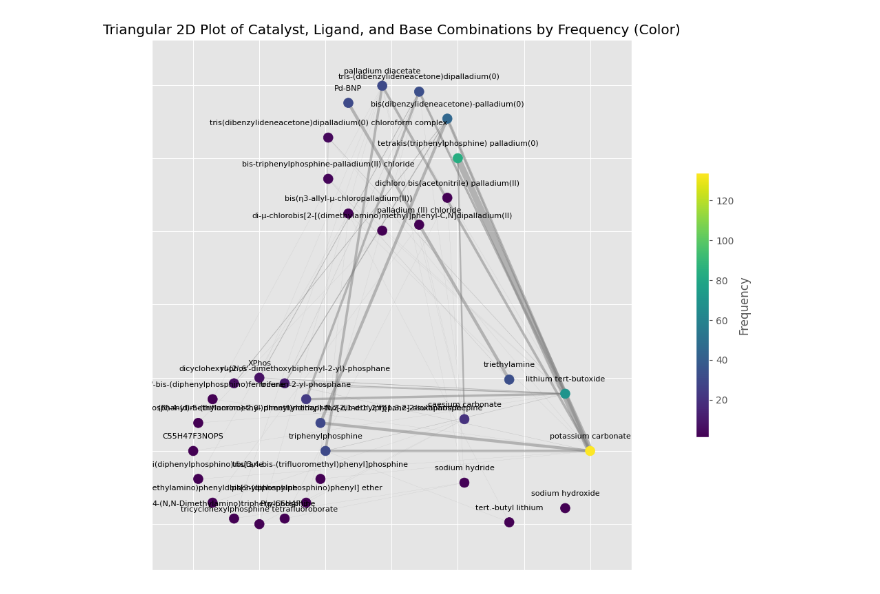
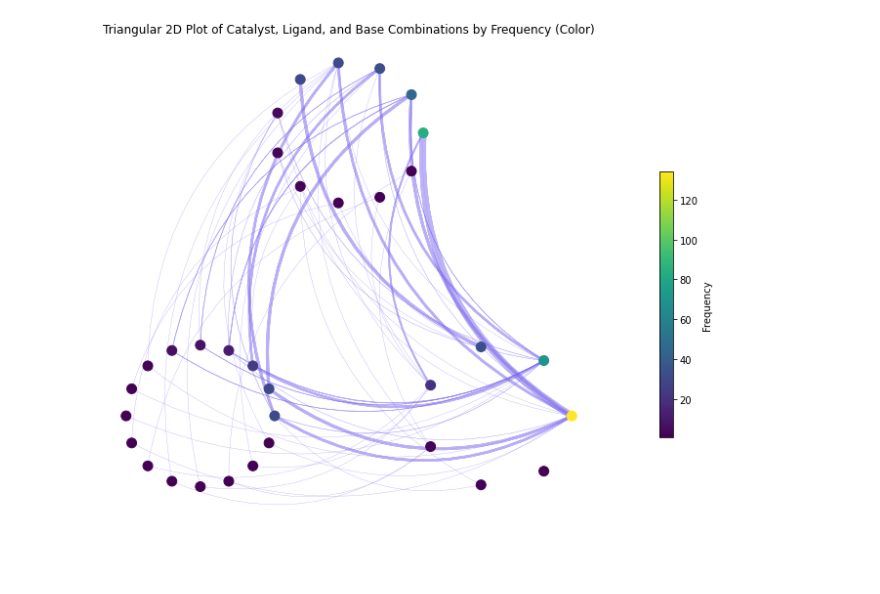
Before and after one commit to didwang/phenylspirodrimanes, a Jupyter notebook: hydrazone cross coupling/Visualization_each category.ipynb, the cells around one changed output. Drawn from its saved outputs; the diff is of its cells as text; code cells hidden in the pictures.

```diff
--- a/hydrazone cross coupling/Visualization_each category.ipynb
+++ b/hydrazone cross coupling/Visualization_each category.ipynb
@@ -89,9 +52,10 @@ import networkx as nx
 import numpy as np
 from matplotlib.cm import ScalarMappable
 from matplotlib.colors import Normalize
+from matplotlib.patches import FancyArrowPatch
 
 # Load the cleaned data
-file_path = '../final_cleaned_Reaxys_data.xlsx'
+file_path = 'final_cleaned_Reaxys_data.xlsx'
 data = pd.read_excel(file_path)
 
 # Count the frequency of each unique reagent
@@ -150,37 +114,44 @@ node_colors = [G.nodes[node]['color'] for node in G.nodes()]
 
 # Normalize color values to use with viridis colormap
 norm = Normalize(vmin=min(node_colors), vmax=max(node_colors))
 cmap = plt.cm.viridis
 node_color_map = [cmap(norm(freq)) for freq in node_colors]
 
 # Draw nodes with color representing frequency
 fig, ax = plt.subplots(figsize=(12, 10))
 nx.draw_networkx_nodes(G, pos, nodelist=[n for n in G.nodes if G.nodes[n]['type'] == 'Catalyst'],
                        node_color=[node_color_map[i] for i, n in enumerate(G.nodes) if G.nodes[n]['type'] == 'Catalyst'],
                        node_size=100, label='Catalyst', ax=ax)
 nx.draw_networkx_nodes(G, pos, nodelist=[n for n in G.nodes if G.nodes[n]['type'] == 'Ligand'],
                        node_color=[node_color_map[i] for i, n in enumerate(G.nodes) if G.nodes[n]['type'] == 'Ligand'],
                        node_size=100, label='Ligand', ax=ax)
 nx.draw_networkx_nodes(G, pos, nodelist=[n for n in G.nodes if G.nodes[n]['type'] == 'Base'],
                        node_color=[node_color_map[i] for i, n in enumerate(G.nodes) if G.nodes[n]['type'] == 'Base'],
                        node_size=100, label='Base', ax=ax)
 
-# Draw edges with varying thickness based on frequency
-edges = nx.get_edge_attributes(G, 'weight')
-nx.draw_networkx_edges(G, pos, edgelist=edges.keys(), width=[w * 0.1 for w in edges.values()], alpha=0.5, edge_color='gray', ax=ax)
+# Manually draw curved edges with FancyArrowPatch
+for (u, v, data) in G.edges(data=True):
+    weight = data['weight'] * 0.1  # Scale weight for thickness
+    color = 'mediumslateblue'
+    arrow = FancyArrowPatch(posA=pos[u], posB=pos[v], connectionstyle="arc3,rad=0.3",
+                            color=color, linewidth=weight, alpha=0.5)
+    ax.add_patch(arrow)
 
-# Draw labels with offset to avoid overlap with nodes
-label_pos = {k: (v[0], v[1] + 0.1) for k, v in pos.items()}  # Adjust label position slightly above the nodes
-nx.draw_networkx_labels(G, label_pos, font_size=8, ax=ax)
+# # Draw labels with offset to avoid overlap with nodes
+# label_pos = {k: (v[0], v[1] + 0.1) for k, v in pos.items()}  # Adjust label position slightly above the nodes
+# nx.draw_networkx_labels(G, label_pos, font_size=8, ax=ax)
+
+ax.set_axis_off()
+
 
 # Color bar to indicate frequency
 sm = ScalarMappable(cmap=cmap, norm=norm)
 sm.set_array([])
 cbar = plt.colorbar(sm, ax=ax, pad=0.1, shrink=0.5)
 cbar.set_label('Frequency')
 
 # Title and display
 plt.title("Triangular 2D Plot of Catalyst, Ligand, and Base Combinations by Frequency (Color)")
 plt.show()
 # %% [output]
-[figure, old version]
+[figure, new version]
```
Also changed, not shown: parts of 6 cells of this notebook, 2 other files.
